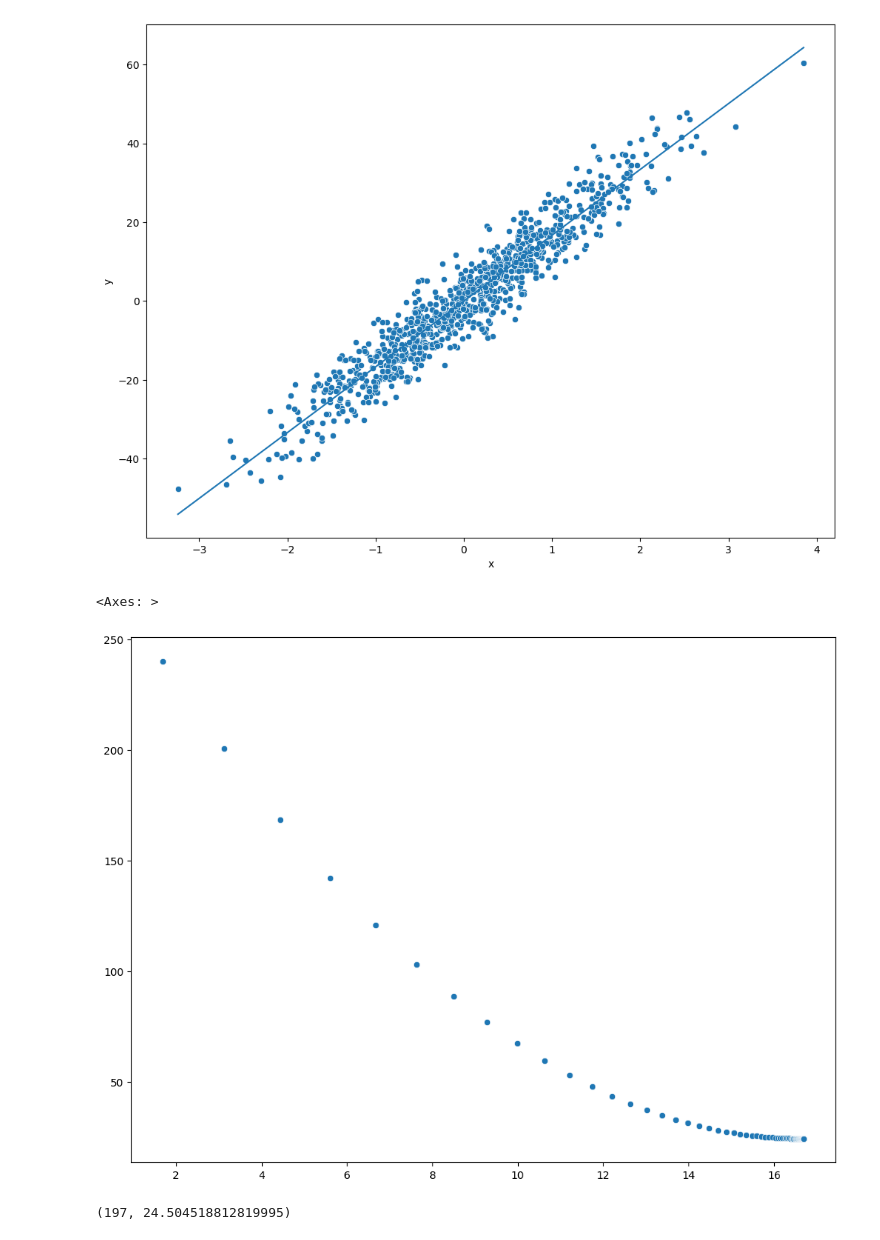
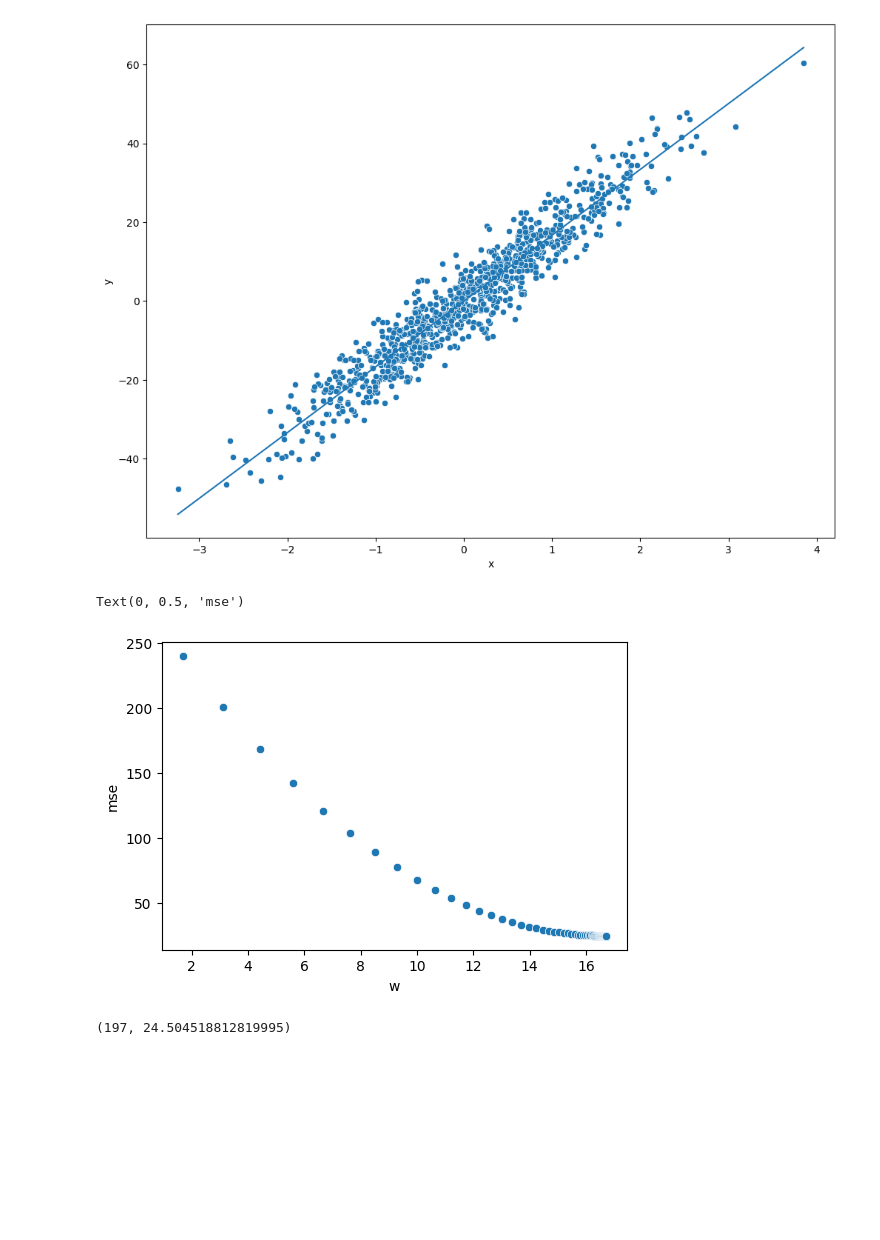
Before and after one commit to sajacaros/bootcamp_colab, a Jupyter notebook: Linear_Regression_Python_Implementation.ipynb, the cells around one changed output. Drawn from its saved outputs; the diff is of its cells as text; code cells hidden in the pictures; blank space fills up the shorter version.

```diff
--- a/Linear_Regression_Python_Implementation.ipynb
+++ b/Linear_Regression_Python_Implementation.ipynb
@@ -127,11 +127,14 @@ sns.lineplot(x=data['x'], y=w*data['x'] + b)
 # %% [output]
 <Axes: xlabel='x', ylabel='y'>
 [figure]
-# %%
-sns.scatterplot(x=w_list, y=mse_list)
-# %% [output]
-<Axes: >
-[figure, removed]
+# %%
+plt.figure(figsize=(6,4))
+sns.scatterplot(x=w_list, y=mse_list)
+plt.xlabel('w')
+plt.ylabel('mse')
+# %% [output]
+Text(0, 0.5, 'mse')
+[figure, added]
 # %%
 np.argmin(np.array(mse_list)), np.min(np.array(mse_list))
 # %% [output]
```
Also changed, not shown: parts of 1 cell of this notebook.
